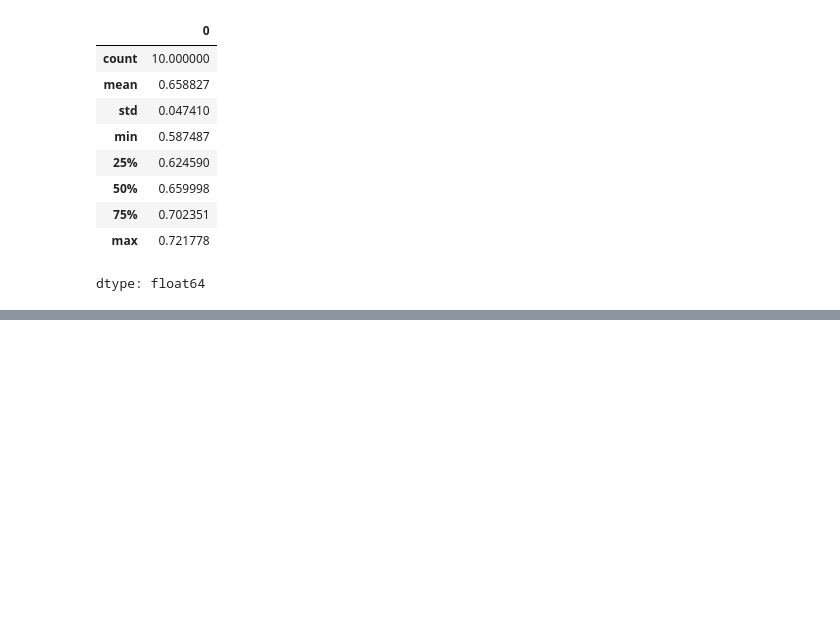
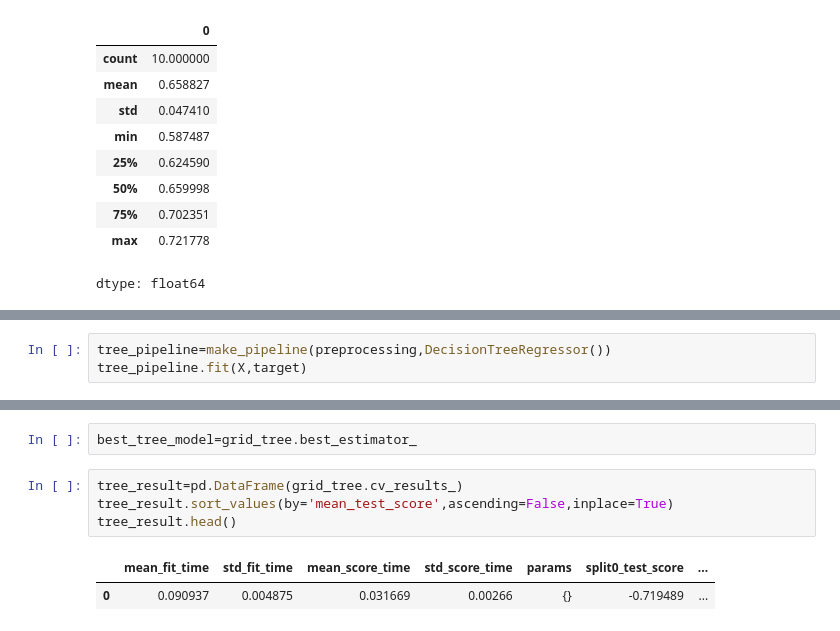
Before and after one commit to mt508/machine-learning-, a Jupyter notebook: Earthquack_predictions.ipynb, the cells around one changed output, grey strips where cells are left out. Drawn from its saved outputs; the diff is of its cells as text; blank space fills up the shorter version.

```diff
--- a/Earthquack_predictions.ipynb
+++ b/Earthquack_predictions.ipynb
@@ -437,0 +497,3 @@ dtype: float64
+# %%
+tree_pipeline=make_pipeline(preprocessing,DecisionTreeRegressor())
+tree_pipeline.fit(X,target)
@@ -437,0 +545,9 @@ dtype: float64
+# %%
+best_tree_model=grid_tree.best_estimator_
+# %%
+tree_result=pd.DataFrame(grid_tree.cv_results_)
+tree_result.sort_values(by='mean_test_score',ascending=False,inplace=True)
+tree_result.head()
+# %% [output]
+|  | mean_fit_time | std_fit_time | mean_score_time | std_score_time | params | split0_test_score | ... |
+| 0 | 0.090937 | 0.004875 | 0.031669 | 0.00266 | {} | -0.719489 | ... |
```
Also changed, not shown: parts of 13 cells of this notebook.
